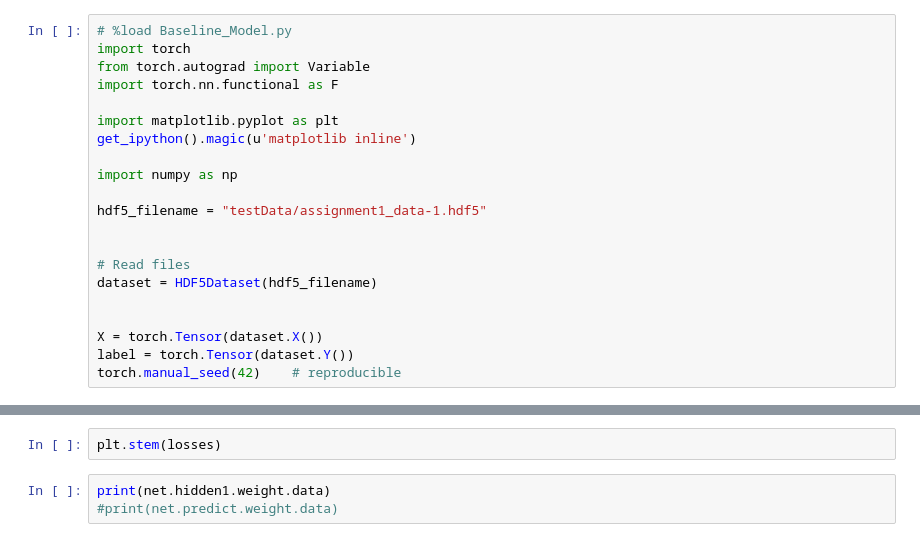
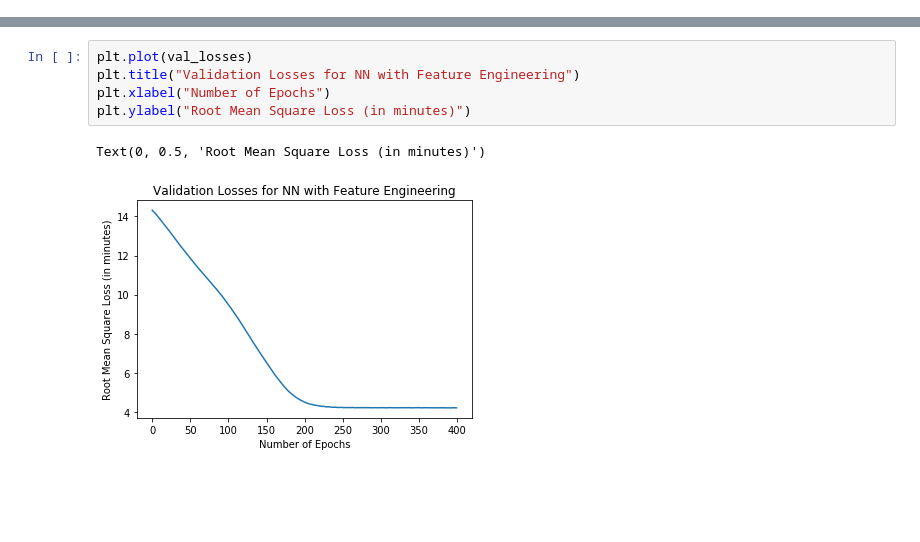
Before and after one commit to Lavenderjiang/19F10701_Project, a Jupyter notebook: better_baseline/Enhanced_Baseline.ipynb, the cells around one changed output, grey strips where cells are left out. Cells and saved outputs as stored; diff of their text form; blank space fills up the shorter version.

Commit message:
added enhanced baseline

```diff
--- a/better_baseline/Enhanced_Baseline.ipynb
+++ b/better_baseline/Enhanced_Baseline.ipynb
@@ -69,21 +0,0 @@ class HDF5Dataset:
-# %%
-# %load Baseline_Model.py
-import torch
-from torch.autograd import Variable
-import torch.nn.functional as F
-
-import matplotlib.pyplot as plt
-get_ipython().magic(u'matplotlib inline')
-
-import numpy as np
-
-hdf5_filename = "testData/assignment1_data-1.hdf5"
-
-
-# Read files
-dataset = HDF5Dataset(hdf5_filename)
-
-
-X = torch.Tensor(dataset.X())
-label = torch.Tensor(dataset.Y())
-torch.manual_seed(42)    # reproducible
@@ -162,5 +185,8 @@ current loss:        nan
-# %%
-plt.stem(losses)
-# %%
-print(net.hidden1.weight.data)
-#print(net.predict.weight.data)
+# %%
+plt.plot(val_losses)
+plt.title("Validation Losses for NN with Feature Engineering")
+plt.xlabel("Number of Epochs")
+plt.ylabel("Root Mean Square Loss (in minutes)")
+# %% [output]
+Text(0, 0.5, 'Root Mean Square Loss (in minutes)')
+[figure, added]
```
Also changed, not shown: parts of 5 cells of this notebook, 3 other files.
